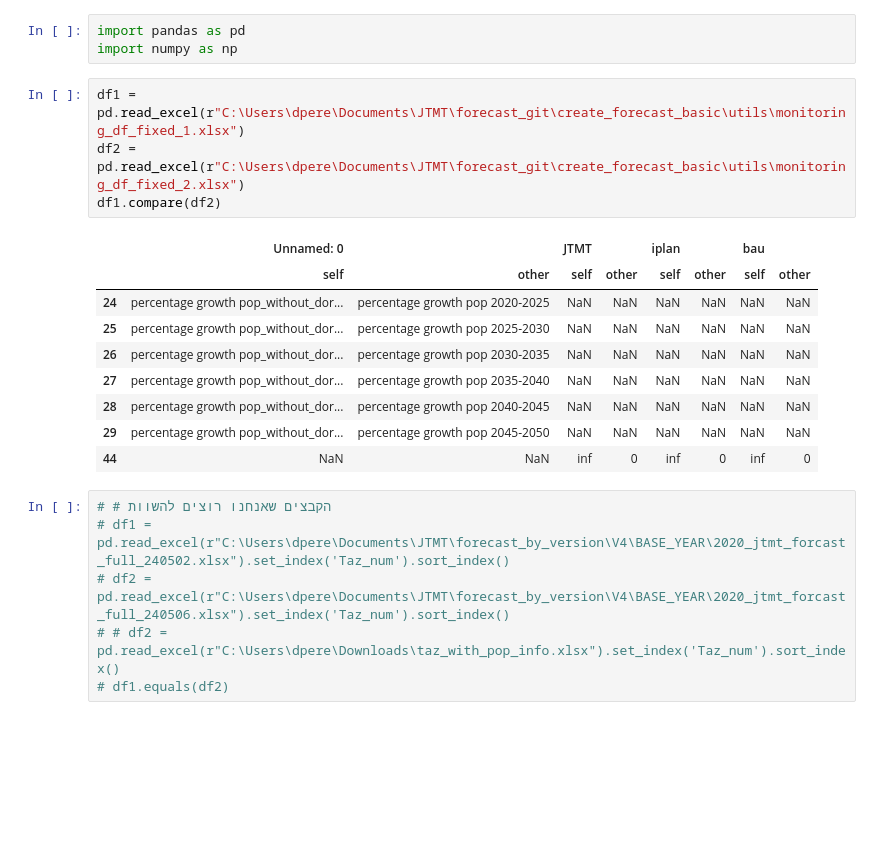
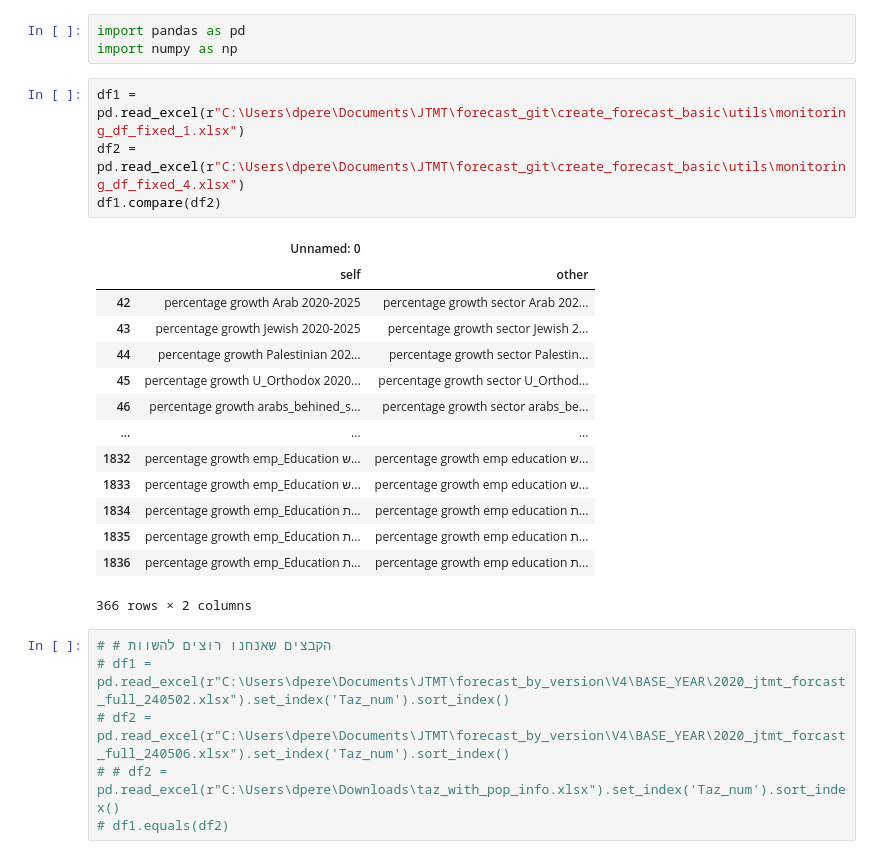
Before and after one commit to JTMPT/forecast, a Jupyter notebook: create_forecast_basic/utils/compare_files.ipynb, the cells around one changed output. Saved outputs shown, nothing was run; the diff lists cells and outputs as text; blank space fills up the shorter version.

```diff
--- a/create_forecast_basic/utils/compare_files.ipynb
+++ b/create_forecast_basic/utils/compare_files.ipynb
@@ -3,18 +3,23 @@ import pandas as pd
 import numpy as np
 # %%
 df1 = pd.read_excel(r"C:\Users\dpere\Documents\JTMT\forecast_git\create_forecast_basic\utils\monitoring_df_fixed_1.xlsx")
-df2 = pd.read_excel(r"C:\Users\dpere\Documents\JTMT\forecast_git\create_forecast_basic\utils\monitoring_df_fixed_2.xlsx")
+df2 = pd.read_excel(r"C:\Users\dpere\Documents\JTMT\forecast_git\create_forecast_basic\utils\monitoring_df_fixed_4.xlsx")
 df1.compare(df2)
 # %% [output]
-|  | Unnamed: 0 |  | JTMT |  | iplan |  | bau |  |
-|  | self | other | self | other | self | other | self | other |
-| 24 | percentage growth pop_without_dor... | percentage growth pop 2020-2025 | NaN | NaN | NaN | NaN | NaN | NaN |
-| 25 | percentage growth pop_without_dor... | percentage growth pop 2025-2030 | NaN | NaN | NaN | NaN | NaN | NaN |
-| 26 | percentage growth pop_without_dor... | percentage growth pop 2030-2035 | NaN | NaN | NaN | NaN | NaN | NaN |
-| 27 | percentage growth pop_without_dor... | percentage growth pop 2035-2040 | NaN | NaN | NaN | NaN | NaN | NaN |
-| 28 | percentage growth pop_without_dor... | percentage growth pop 2040-2045 | NaN | NaN | NaN | NaN | NaN | NaN |
-| 29 | percentage growth pop_without_dor... | percentage growth pop 2045-2050 | NaN | NaN | NaN | NaN | NaN | NaN |
-| 44 | NaN | NaN | inf | 0 | inf | 0 | inf | 0 |
+|  | Unnamed: 0 |  |
+|  | self | other |
+| 42 | percentage growth Arab 2020-2025 | percentage growth sector Arab 202... |
+| 43 | percentage growth Jewish 2020-2025 | percentage growth sector Jewish 2... |
+| 44 | percentage growth Palestinian 202... | percentage growth sector Palestin... |
+| 45 | percentage growth U_Orthodox 2020... | percentage growth sector U_Orthod... |
+| 46 | percentage growth arabs_behined_s... | percentage growth sector arabs_be... |
+| ... | ... | ... |
+| 1832 | percentage growth emp_Education ש... | percentage growth emp education ש... |
+| 1833 | percentage growth emp_Education ש... | percentage growth emp education ש... |
+| 1834 | percentage growth emp_Education ת... | percentage growth emp education ת... |
+| 1835 | percentage growth emp_Education ת... | percentage growth emp education ת... |
+| 1836 | percentage growth emp_Education ת... | percentage growth emp education ת... |
+366 rows × 2 columns
 # %%
 # # הקבצים שאנחנו רוצים להשוות
 # df1 = pd.read_excel(r"C:\Users\dpere\Documents\JTMT\forecast_by_version\V4\BASE_YEAR\2020_jtmt_forcast_full_240502.xlsx").set_index('Taz_num').sort_index()
```
Also changed, not shown: 2 other files.
